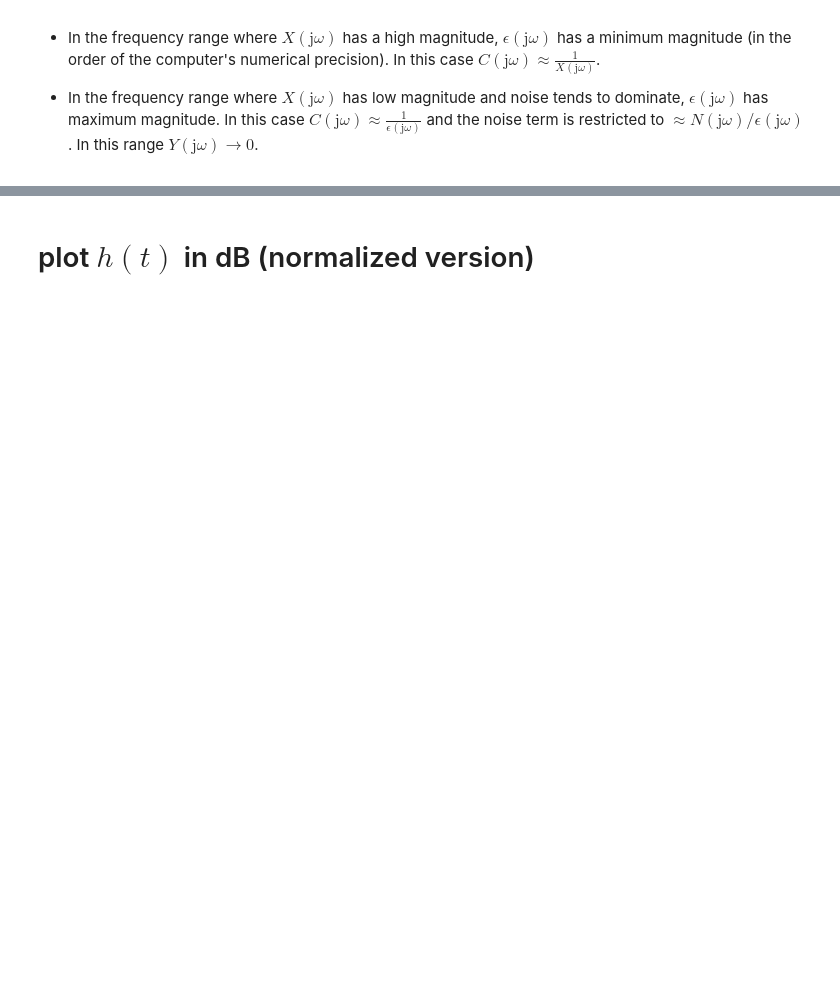
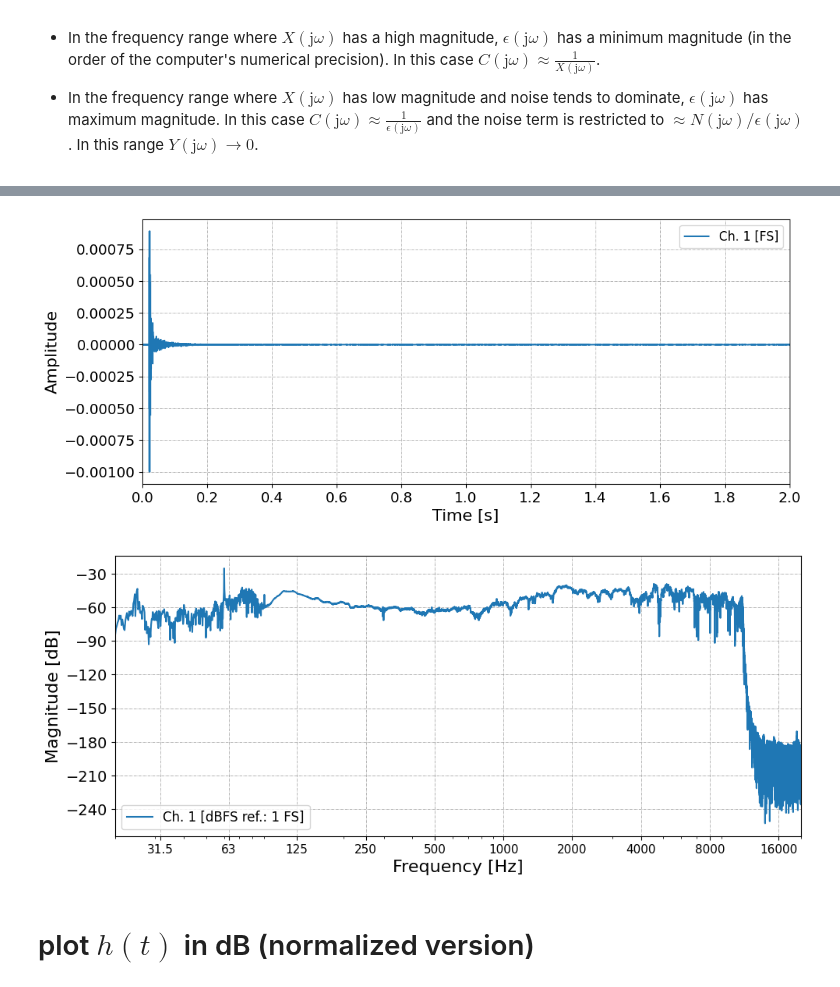
Before and after one commit to eric-brandao/PyTTa, a Jupyter notebook: examples/RoomIR_notebook_demo.ipynb, the cells around one changed output, grey strips where cells are left out. Cells and saved outputs as stored; diff of their text form; code cells hidden in the pictures; blank space fills up the shorter version.

```diff
--- a/examples/RoomIR_notebook_demo.ipynb
+++ b/examples/RoomIR_notebook_demo.ipynb
@@ -265,4 +254,4 @@ plt.tight_layout()
 # %%
-ht.plot_time(xLim = [0, 2]);
-ht.plot_freq(xLim = [20, 20000]);
+ht.plot_time(xLim = [0, 2], decimalSep = '.');
+ht.plot_freq(xLim = [20, 20000], decimalSep = '.');
 # %% [output]
@@ -273,3 +258,5 @@ ht.plot_freq(xLim = [20, 20000]);
+[figure, added]
+[figure, added]
 # %% [markdown]
 # plot $h(t)$ in dB (normalized version)
 # %%
```
Also changed, not shown: parts of 27 cells of this notebook, 5 other files.
